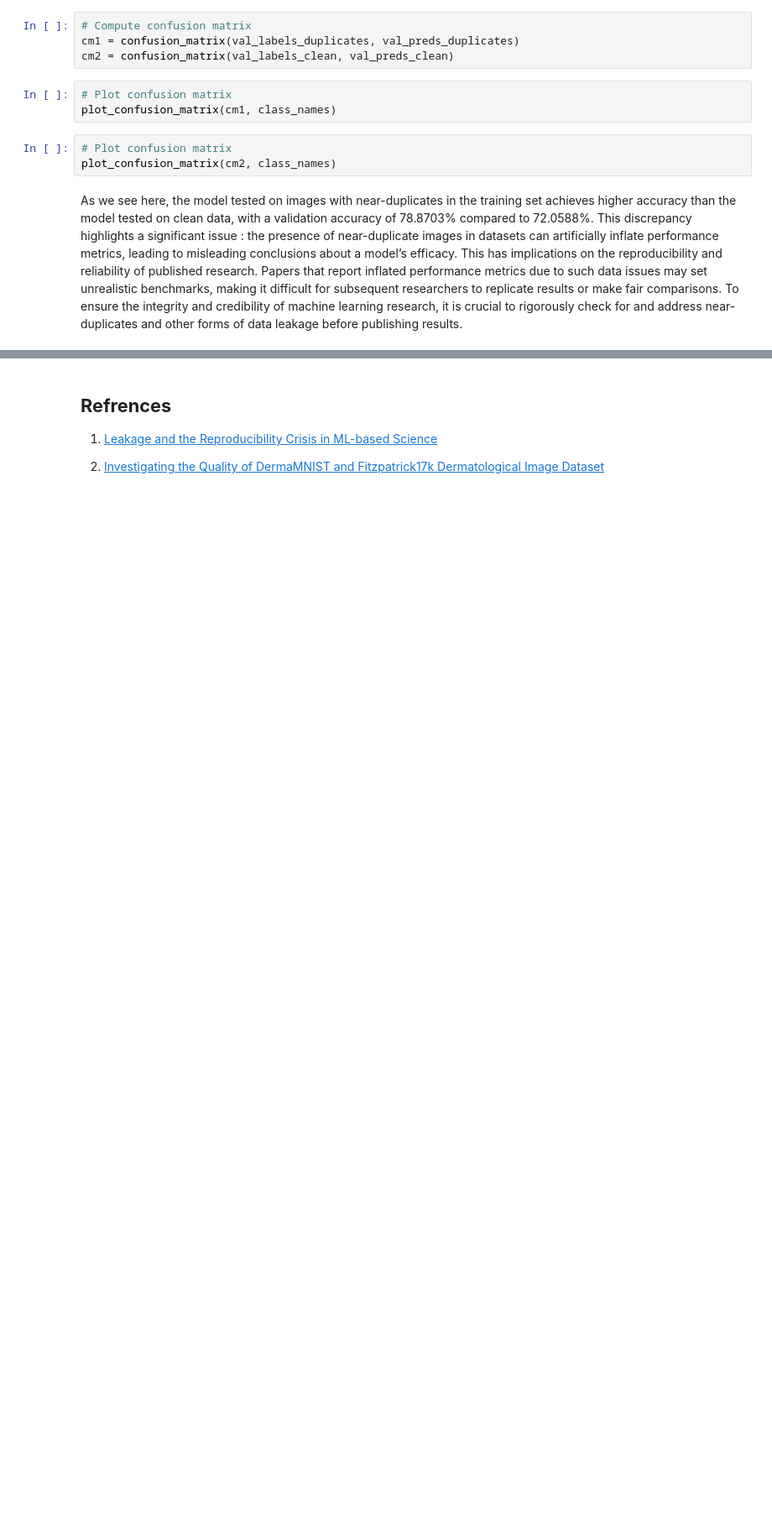
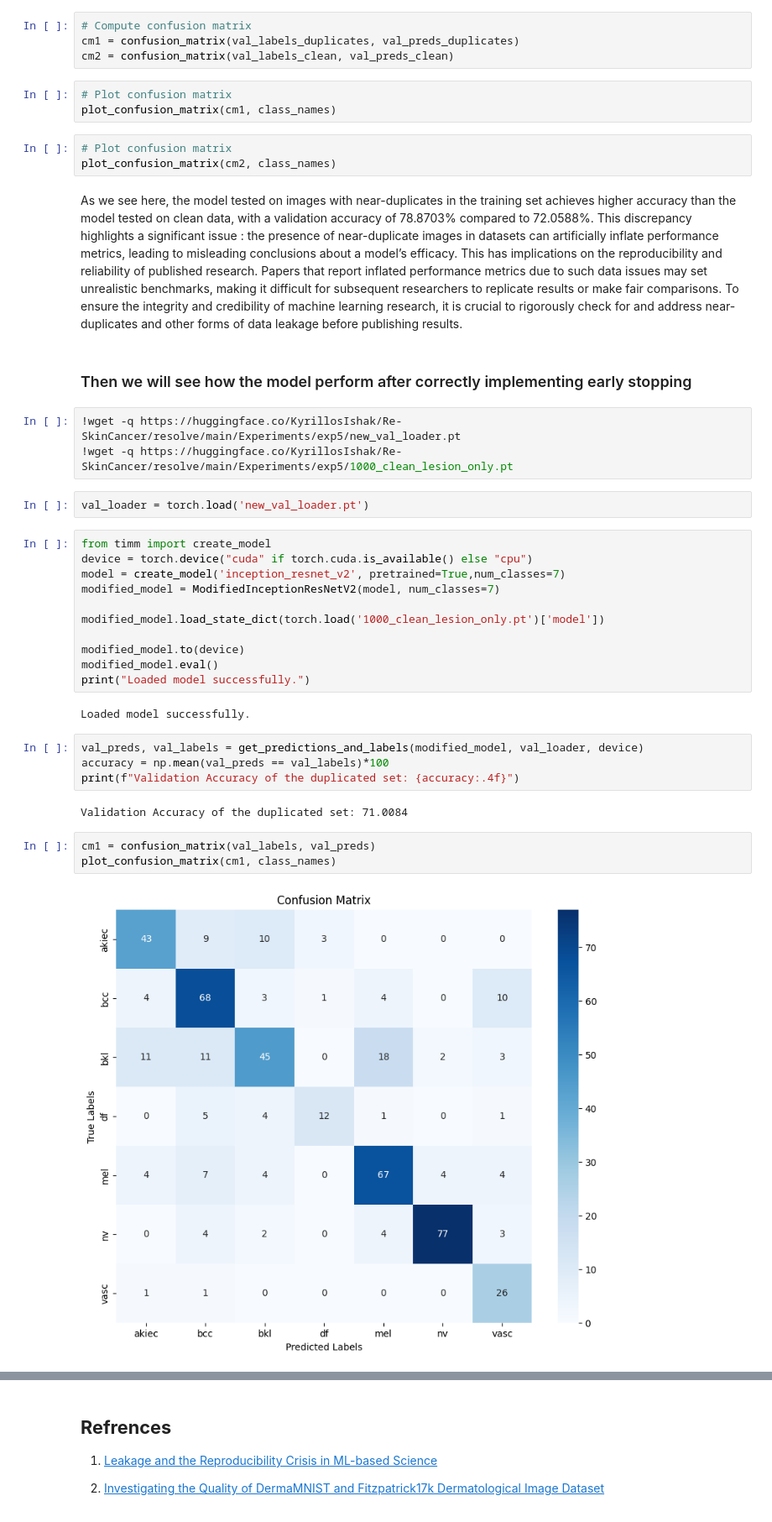
Before and after one commit to kyrillosishak/re-SkinCancer, a Jupyter notebook: notebooks/correctingSkinCancer.ipynb, the cells around one changed output, grey strips where cells are left out. Shown at 84% size. Drawn from its saved outputs; the diff is of its cells as text; blank space fills up the shorter version.

```diff
--- a/notebooks/correctingSkinCancer.ipynb
+++ b/notebooks/correctingSkinCancer.ipynb
@@ -362,3 +423,34 @@ plot_confusion_matrix(cm1, class_names)
 plot_confusion_matrix(cm2, class_names)
 # %% [markdown]
 As we see here, the model tested on images with near-duplicates in the training set achieves higher accuracy than the model tested on clean data, with a validation accuracy of 78.8703% compared to 72.0588%. This discrepancy highlights a significant issue : the presence of near-duplicate images in datasets can artificially inflate performance metrics, leading to misleading conclusions about a model’s efficacy. This has implications on the reproducibility and reliability of published research. Papers that report inflated performance metrics due to such data issues may set unrealistic benchmarks, making it difficult for subsequent researchers to replicate results or make fair comparisons. To ensure the integrity and credibility of machine learning research, it is crucial to rigorously check for and address near-duplicates and other forms of data leakage before publishing results.
+# %% [markdown]
+### Then we will see how the model perform after correctly implementing early stopping
+# %%
+!wget -q https://huggingface.co/KyrillosIshak/Re-SkinCancer/resolve/main/Experiments/exp5/new_val_loader.pt
+!wget -q https://huggingface.co/KyrillosIshak/Re-SkinCancer/resolve/main/Experiments/exp5/1000_clean_lesion_only.pt
+# %%
+val_loader = torch.load('new_val_loader.pt')
+# %%
+from timm import create_model
+device = torch.device("cuda" if torch.cuda.is_available() else "cpu")
+model = create_model('inception_resnet_v2', pretrained=True,num_classes=7)
+modified_model = ModifiedInceptionResNetV2(model, num_classes=7)
+
+modified_model.load_state_dict(torch.load('1000_clean_lesion_only.pt')['model'])
+
+modified_model.to(device)
+modified_model.eval()
+print("Loaded model successfully.")
+# %% [output]
+Loaded model successfully.
+# %%
+val_preds, val_labels = get_predictions_and_labels(modified_model, val_loader, device)
+accuracy = np.mean(val_preds == val_labels)*100
+print(f"Validation Accuracy of the duplicated set: {accuracy:.4f}")
+# %% [output]
+Validation Accuracy of the duplicated set: 71.0084
+# %%
+cm1 = confusion_matrix(val_labels, val_preds)
+plot_confusion_matrix(cm1, class_names)
+# %% [output]
+[figure, added]
```
Also changed, not shown: parts of 21 cells of this notebook.
